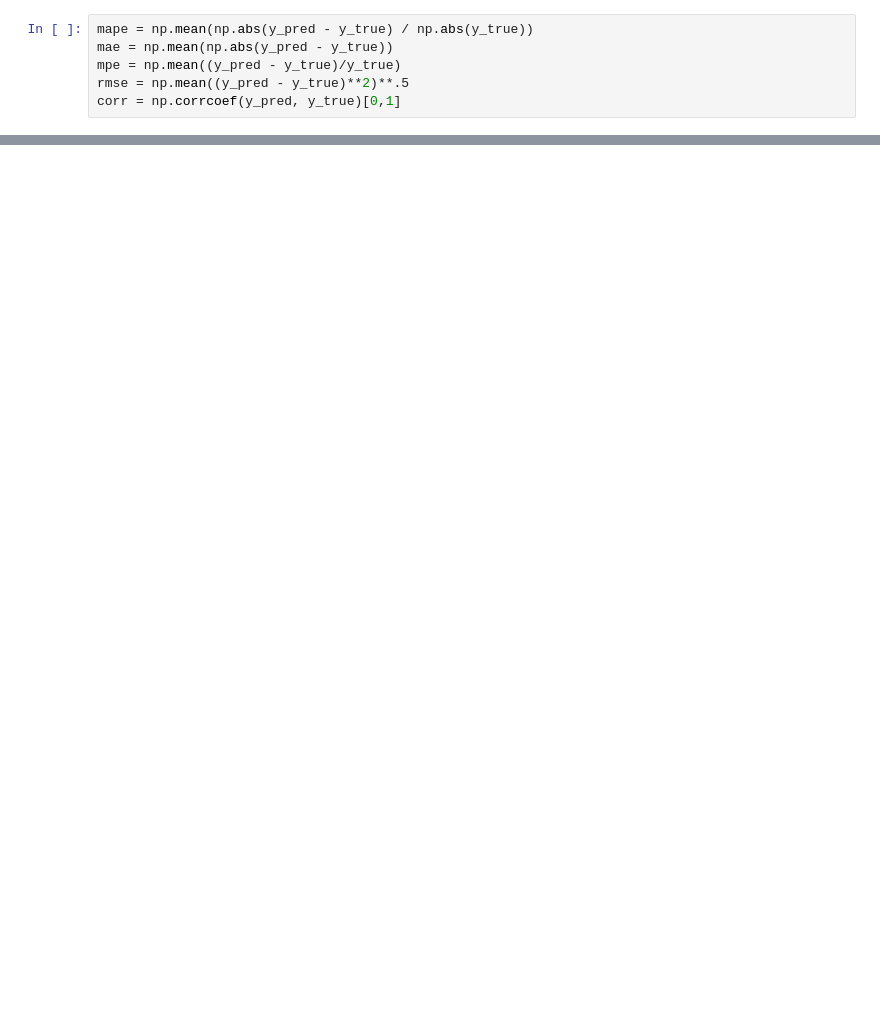
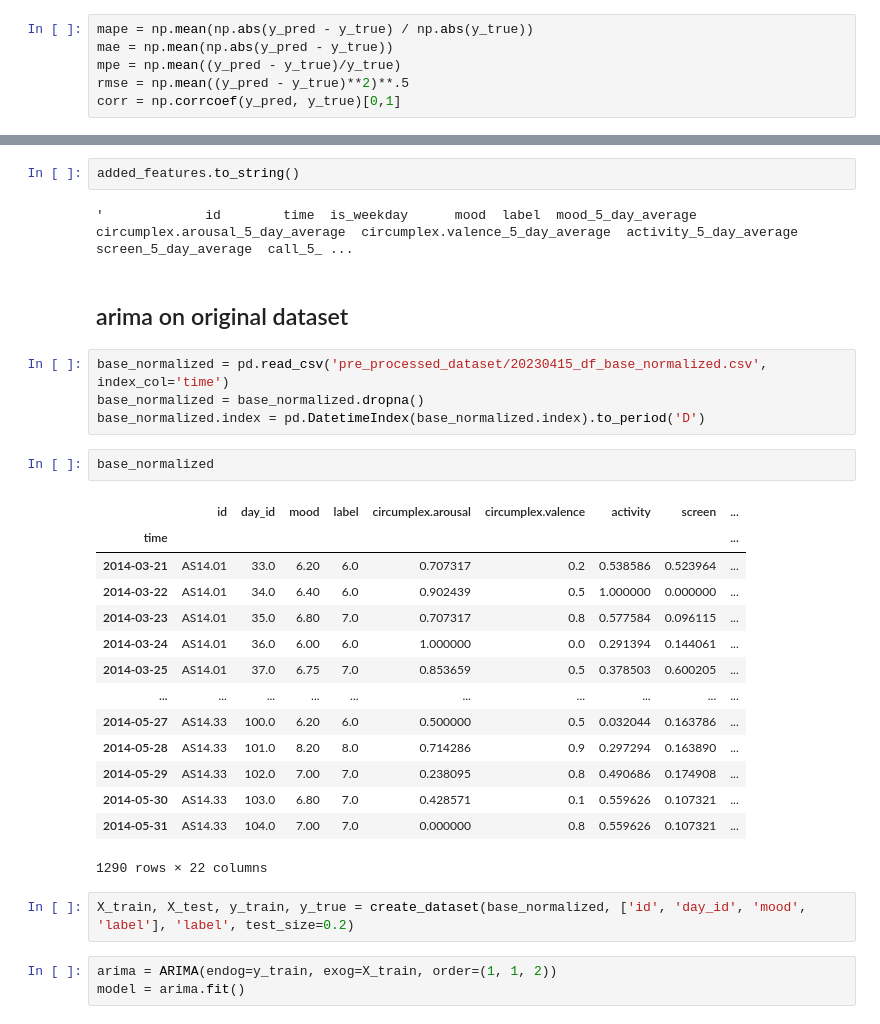
Before and after one commit to tuanddoox/Data_Mining_VU, a Jupyter notebook: exercise 2A.ipynb, the cells around one changed output, grey strips where cells are left out. Drawn from its saved outputs; the diff is of its cells as text; blank space fills up the shorter version.

```diff
--- a/exercise 2A.ipynb
+++ b/exercise 2A.ipynb
@@ -421,0 +523,32 @@ mape, mae, mpe, rmse, corr
+# %%
+added_features.to_string()
+# %% [output]
+'             id        time  is_weekday      mood  label  mood_5_day_average  circumplex.arousal_5_day_average  circumplex.valence_5_day_average  activity_5_day_average  screen_5_day_average  call_5_ ...
+# %% [markdown]
+## arima on original dataset
+# %%
+base_normalized = pd.read_csv('pre_processed_dataset/20230415_df_base_normalized.csv', index_col='time')
+base_normalized = base_normalized.dropna()
+base_normalized.index = pd.DatetimeIndex(base_normalized.index).to_period('D')
+# %%
+base_normalized
+# %% [output]
+|  | id | day_id | mood | label | circumplex.arousal | circumplex.valence | activity | screen | ... |
+| time |  |  |  |  |  |  |  |  | ... |
+| 2014-03-21 | AS14.01 | 33.0 | 6.20 | 6.0 | 0.707317 | 0.2 | 0.538586 | 0.523964 | ... |
+| 2014-03-22 | AS14.01 | 34.0 | 6.40 | 6.0 | 0.902439 | 0.5 | 1.000000 | 0.000000 | ... |
+| 2014-03-23 | AS14.01 | 35.0 | 6.80 | 7.0 | 0.707317 | 0.8 | 0.577584 | 0.096115 | ... |
+| 2014-03-24 | AS14.01 | 36.0 | 6.00 | 6.0 | 1.000000 | 0.0 | 0.291394 | 0.144061 | ... |
+| 2014-03-25 | AS14.01 | 37.0 | 6.75 | 7.0 | 0.853659 | 0.5 | 0.378503 | 0.600205 | ... |
+| ... | ... | ... | ... | ... | ... | ... | ... | ... | ... |
+| 2014-05-27 | AS14.33 | 100.0 | 6.20 | 6.0 | 0.500000 | 0.5 | 0.032044 | 0.163786 | ... |
+| 2014-05-28 | AS14.33 | 101.0 | 8.20 | 8.0 | 0.714286 | 0.9 | 0.297294 | 0.163890 | ... |
+| 2014-05-29 | AS14.33 | 102.0 | 7.00 | 7.0 | 0.238095 | 0.8 | 0.490686 | 0.174908 | ... |
+| 2014-05-30 | AS14.33 | 103.0 | 6.80 | 7.0 | 0.428571 | 0.1 | 0.559626 | 0.107321 | ... |
+| 2014-05-31 | AS14.33 | 104.0 | 7.00 | 7.0 | 0.000000 | 0.8 | 0.559626 | 0.107321 | ... |
+1290 rows × 22 columns
+# %%
+X_train, X_test, y_train, y_true = create_dataset(base_normalized, ['id', 'day_id', 'mood', 'label'], 'label', test_size=0.2)
+# %%
+arima = ARIMA(endog=y_train, exog=X_train, order=(1, 1, 2))
+model = arima.fit()
```
Also changed, not shown: parts of 31 cells of this notebook.
